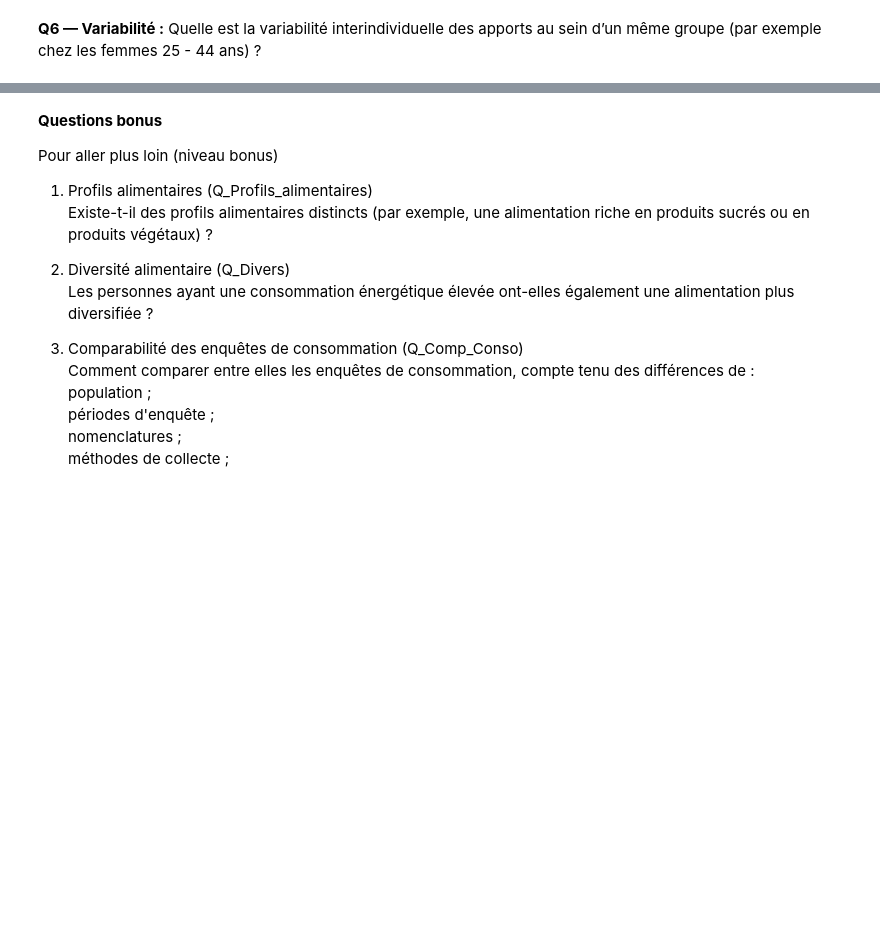
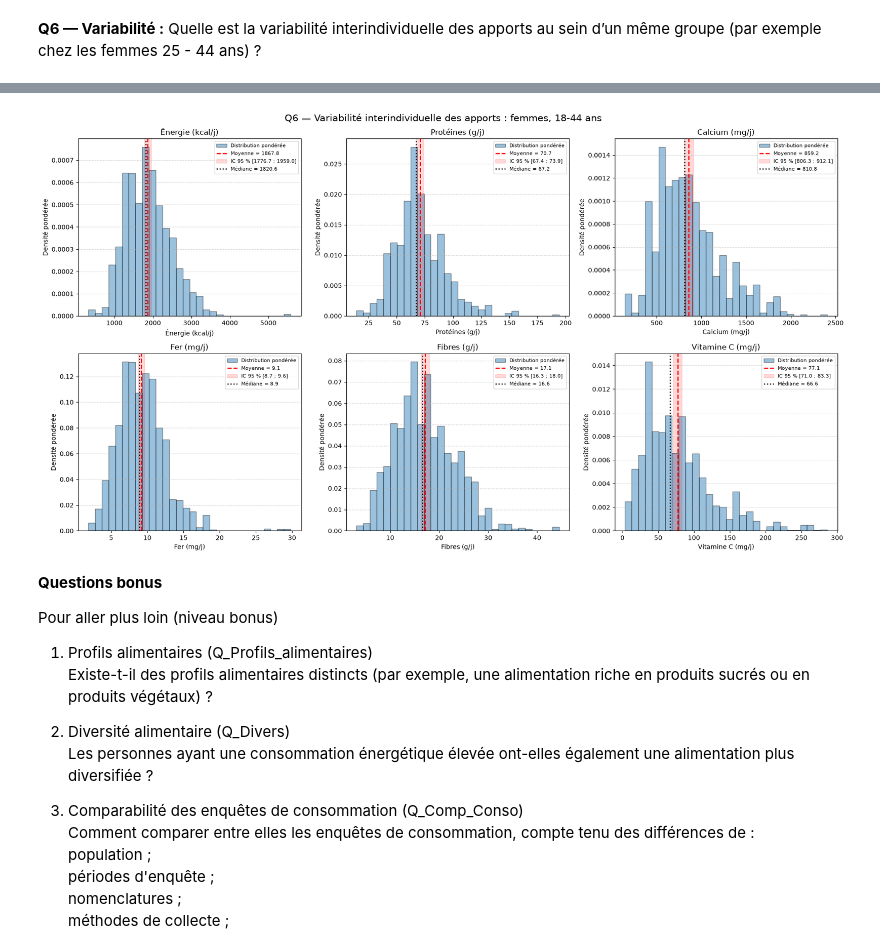
Before and after one commit to Mithrafk/Projet_Collab_Sabine, a Jupyter notebook: TP7/7_Projet_21-10_Sab.ipynb, the cells around one changed output, grey strips where cells are left out. Drawn from its saved outputs; the diff is of its cells as text; code cells hidden in the pictures; blank space fills up the shorter version.

```diff
--- a/TP7/7_Projet_21-10_Sab.ipynb
+++ b/TP7/7_Projet_21-10_Sab.ipynb
@@ -1043,3 +1104,93 @@ Quels sont les principaux aliments contribuant aux apports en protéines ?
 # %% [markdown]
 **Q6 — Variabilité :** Quelle est la variabilité interindividuelle des apports au sein d’un
 même groupe (par exemple chez les femmes 25 - 44 ans) ?
+# %%
+# ---------- Q6 — Variabilité interindividuelle par classe d'âge et sexe ----------
+
+AGE_Q6 = 7   # Choisir une classe de 1 à 9
+SEXE_Q6 = 2  # 1 = Homme ; 2 = Femme
+
+NUTRIMENTS_Q6 = {
+    "nutriment1": "Énergie (kcal/j)", "nutriment3": "Protéines (g/j)",
+    "nutriment35": "Calcium (mg/j)", "nutriment37": "Fer (mg/j)",
+    "nutriment8": "Fibres (g/j)", "nutriment51": "Vitamine C (mg/j)"
+}
+
+classes_age_q6 = {
+    1: (df_nr_1, "0-11 mois", "pond_indiv_enf_pop3", "tab:green"),
+    2: (df_nr_2, "1-3 ans", "pond_indiv_enf_pop3", "tab:green"),
+    3: (df_en_3, "4-6 ans", "pond_indiv_enf_pop3", "tab:orange"),
+    4: (df_en_4, "7-10 ans", "pond_indiv_enf_pop3", "tab:orange"),
+    5: (df_en_5, "11-14 ans", "pond_indiv_enf_pop3", "tab:orange"),
+    6: (df_en_6, "15-17 ans", "pond_indiv_enf_pop3", "tab:orange"),
+    7: (df_ad_7, "18-44 ans", "pond_indiv_adu_pop3", "tab:blue"),
+    8: (df_ad_8, "45-64 ans", "pond_indiv_adu_pop3", "tab:blue"),
+    9: (df_ad_9, "65-79 ans", "pond_indiv_adu_pop3", "tab:blue")
+}
+
+data_age, nom_age, pond, couleur = classes_age_q6[AGE_Q6]
+nom_sexe = {1: "hommes", 2: "femmes"}[SEXE_Q6]
+d_q6 = data_age[data_age["sex_PS"] == SEXE_Q6].copy()
+
+# Statistiques descriptives pondérées
+resultats_q6 = {}
+
+for nut, nom in NUTRIMENTS_Q6.items():
+    d = d_q6.dropna(subset=[nut, pond, "strate", "zae"])
+    d = d[(d[pond] > 0) & np.isfinite(d[nut])]
+
+    if d.empty:
+        continue
+
+    y, w = d[nut].to_numpy(float), d[pond].to_numpy(float)
+    s = stats_descriptives_ponderees(d, nut, pond)
+    q1, q3 = quantile_pondere(y, w, [0.25, 0.75])
+
+    s.update({
+        "Q1": q1,
+        "Q3": q3,
+        "Écart interquartile": q3 - q1,
+        "CV (%)": 100 * s["Écart-type"] / s["Moyenne"]
+                  if s["Moyenne"] != 0 else np.nan
+    })
+    resultats_q6[nom] = s
+
+tableau_q6 = pd.DataFrame(resultats_q6).T
+display(tableau_q6.round(2))
+
+# Histogrammes : 6 nutriments, disposés sur 2 lignes et 3 colonnes
+fig, axes = plt.subplots(2, 3, figsize=(18, 10))
+
+for ax, (nut, nom) in zip(axes.flat, NUTRIMENTS_Q6.items()):
+    d = d_q6.dropna(subset=[nut, pond, "strate", "zae"])
+    d = d[(d[pond] > 0) & np.isfinite(d[nut])]
+
+    if d.empty:
+        ax.set_visible(False)
+        continue
+
+    y, w = d[nut].to_numpy(float), d[pond].to_numpy(float)
+    s = resultats_q6[nom]
+
+    ax.hist(y, bins=30, weights=w, density=True,
+            color=couleur, alpha=0.45, edgecolor="black",
+            label="Distribution pondérée")
+    ax.axvline(s["Moyenne"], color="red", ls="--", lw=1.8,
+               label=f"Moyenne = {s['Moyenne']:.1f}")
+    ax.axvspan(s["IC95% inf"], s["IC95% sup"],
+               color="red", alpha=0.15,
+               label=f"IC 95 % [{s['IC95% inf']:.1f} ; {s['IC95% sup']:.1f}]")
+    ax.axvline(s["Médiane"], color="black", ls=":", lw=1.8,
+               label=f"Médiane = {s['Médiane']:.1f}")
+
+    ax.set(title=nom, xlabel=nom, ylabel="Densité pondérée")
+    ax.grid(axis="y", linestyle="--", alpha=0.5)
+    ax.legend(fontsize=8)
+
+fig.suptitle(
+    f"Q6 — Variabilité interindividuelle des apports : {nom_sexe}, {nom_age}",
+    fontsize=15
+)
+plt.tight_layout()
+plt.show()
+# %% [output]
@@ -1046,3 +1204,4 @@ même groupe (par exemple chez les femmes 25 - 44 ans) ?
+[figure, added]
 # %% [markdown]
 **Questions bonus**
 
```
Also changed, not shown: parts of 3 cells of this notebook.
